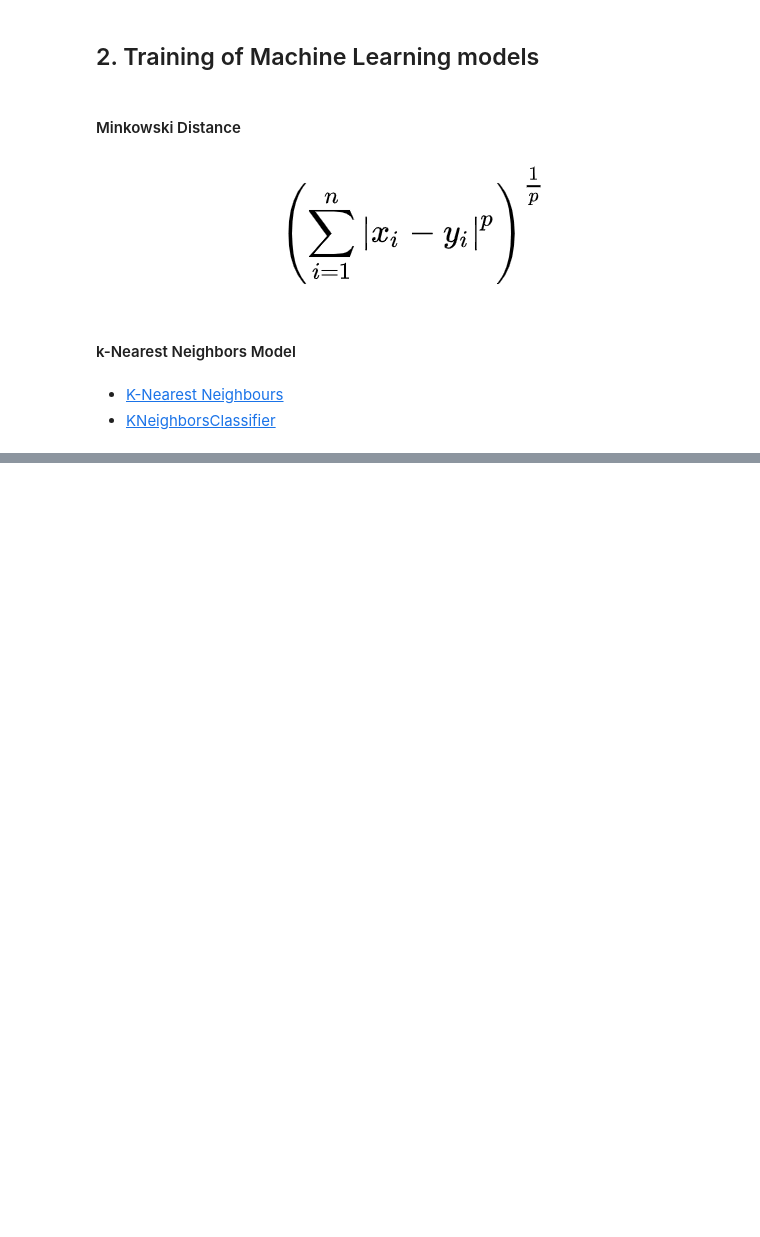
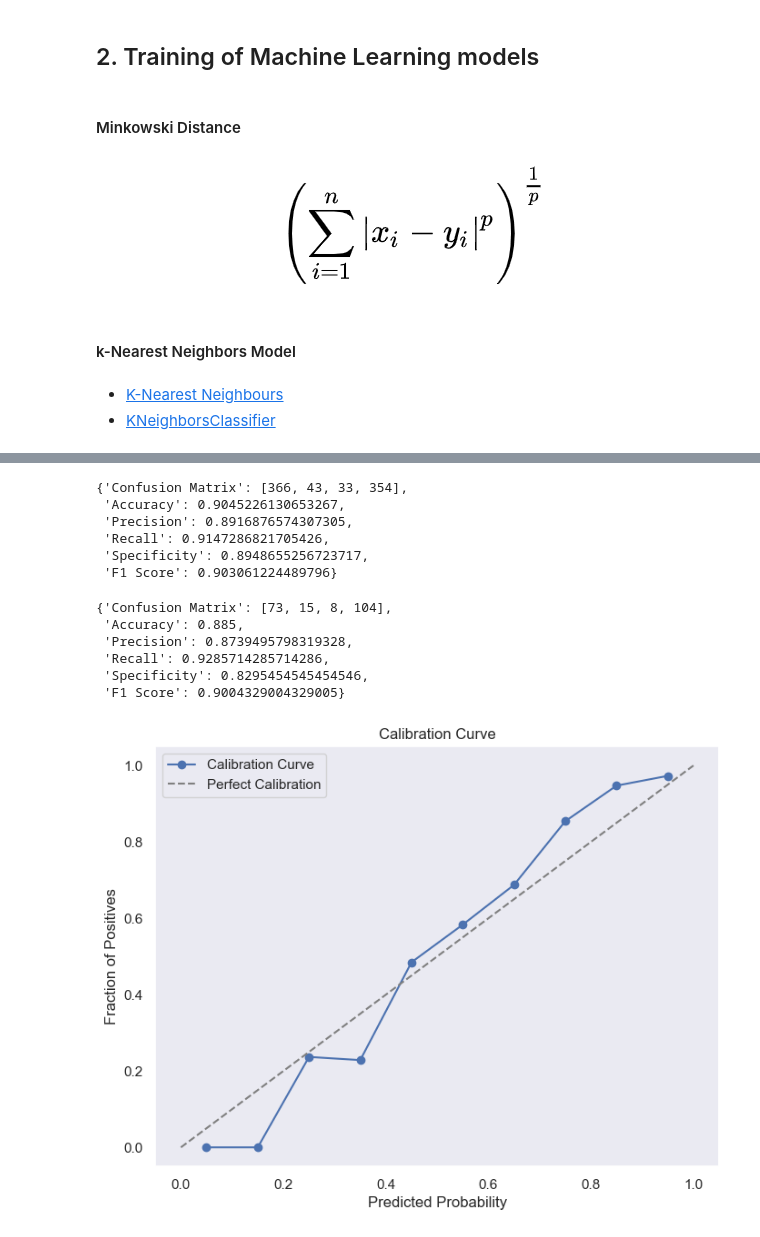
Before and after one commit to ICAI-IMAT-ML/p2-2-SantiCoAr, a Jupyter notebook: notebook/Lab_2_2_kNN.ipynb, the cells around one changed output, grey strips where cells are left out. Cells and saved outputs as stored; diff of their text form; code cells hidden in the pictures; blank space fills up the shorter version.

```diff
--- a/notebook/Lab_2_2_kNN.ipynb
+++ b/notebook/Lab_2_2_kNN.ipynb
@@ -26,10 +26,11 @@ from Lab_2_2_kNN import knn, plot_probability_histograms, plot_roc_curve, evalua
 This part of the process you already did in the previous practice! You can reuse everything here. Moreover, if you saved the train/test split into `train.dat` and `test.dat`, you can use them here!
 # %%
 # Load the train and test data you generated (use the name "train_df" and "test_df")
-# TODO
+train_df = pd.read_csv("train.dat", sep="\t")
+test_df = pd.read_csv("test.dat", sep="\t")
 
 # Convert output variable to factor
-# TODO
+# Ya se habia cambiado a 0 y 1 en la limpieza de datos
 # %%
 # Define input and output variables, and store X_train, X_test, y_train and y_test matrices
 input_vars = ['X1','X2']
@@ -71,11 +79,27 @@ model_predictions = plot_2Dmodel_predictions(X_train[INPUTS_KNN].values, y_train
 # %%
 # Obtain train performance metrics
-evaluate_classification_metrics(y_train, knn_fit.predict(X_train[INPUTS_KNN].values), 'YES')
+evaluate_classification_metrics(y_train, knn_fit.predict(X_train[INPUTS_KNN].values), 1)
+# %% [output]
+{'Confusion Matrix': [366, 43, 33, 354],
+ 'Accuracy': 0.9045226130653267,
+ 'Precision': 0.8916876574307305,
+ 'Recall': 0.9147286821705426,
+ 'Specificity': 0.8948655256723717,
+ 'F1 Score': 0.903061224489796}
 # %%
 # Obtain test performance metrics
-evaluate_classification_metrics(y_test, knn_fit.predict(X_test[INPUTS_KNN].values),  'YES')
+evaluate_classification_metrics(y_test, knn_fit.predict(X_test[INPUTS_KNN].values), 1)
+# %% [output]
+{'Confusion Matrix': [73, 15, 8, 104],
+ 'Accuracy': 0.885,
+ 'Precision': 0.8739495798319328,
+ 'Recall': 0.9285714285714286,
+ 'Specificity': 0.8295454545454546,
+ 'F1 Score': 0.9004329004329005}
 # %%
 probs = knn_fit.predict_proba(X_train.values)
 # %%
-calibration_curve = plot_calibration_curve(y_train.values, probs[:,1], 'YES')
+calibration_curve = plot_calibration_curve(y_train.values, probs[:,1], 1)
+# %% [output]
+[figure, added]
 # %%
```
Also changed, not shown: parts of 5 cells of this notebook, 3 other files.
